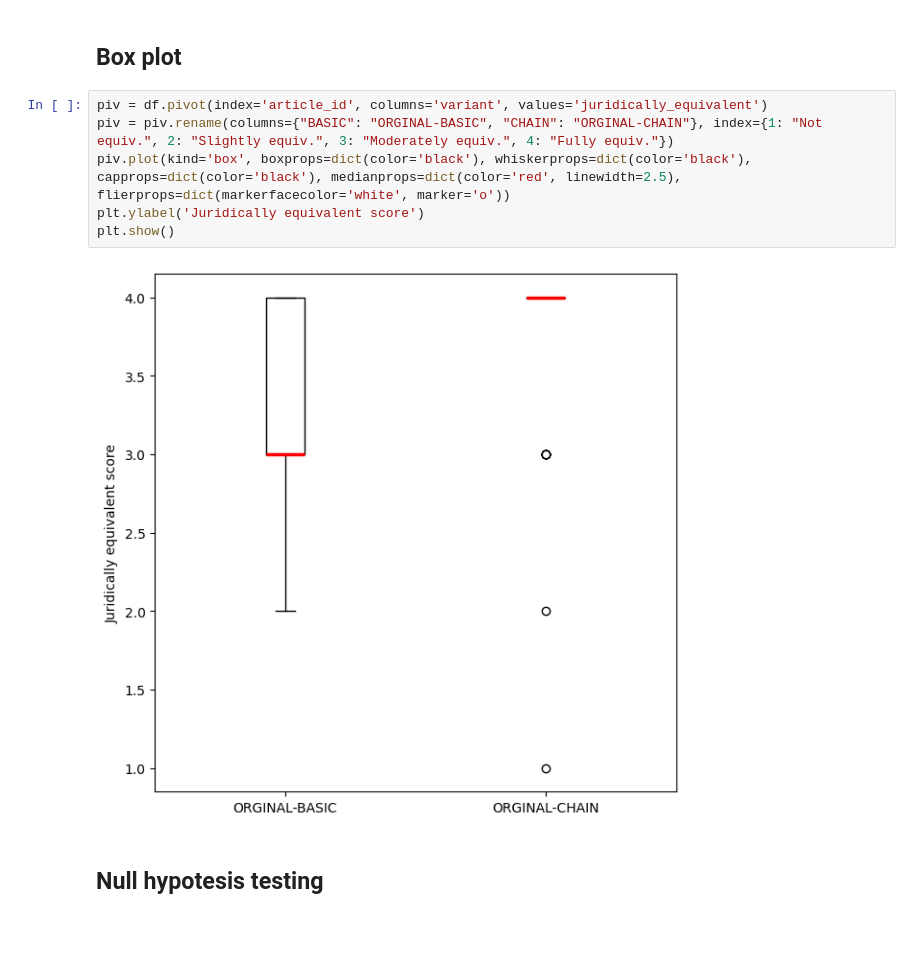
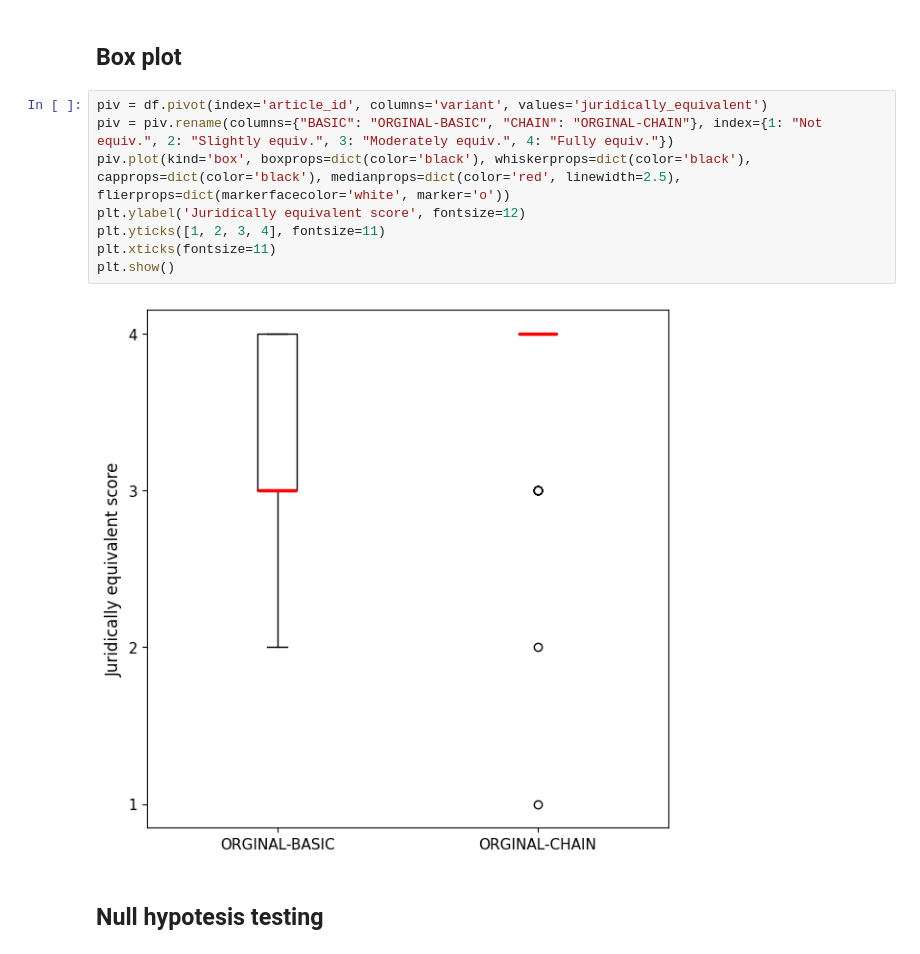
Before and after one commit to VerbACxSS/oelt-2024-plain-italian-ai-replication-package, a Jupyter notebook: juridical_evaluation_analysis.ipynb, the cells around one changed output. Saved outputs shown, nothing was run; the diff lists cells and outputs as text.

```diff
--- a/juridical_evaluation_analysis.ipynb
+++ b/juridical_evaluation_analysis.ipynb
@@ -112,11 +113,13 @@ plt.show()
 # %%
 piv = df.pivot(index='article_id', columns='variant', values='juridically_equivalent')
 piv = piv.rename(columns={"BASIC": "ORGINAL-BASIC", "CHAIN": "ORGINAL-CHAIN"}, index={1: "Not equiv.", 2: "Slightly equiv.", 3: "Moderately equiv.", 4: "Fully equiv."})
 piv.plot(kind='box', boxprops=dict(color='black'), whiskerprops=dict(color='black'), capprops=dict(color='black'), medianprops=dict(color='red', linewidth=2.5), flierprops=dict(markerfacecolor='white', marker='o'))
-plt.ylabel('Juridically equivalent score')
+plt.ylabel('Juridically equivalent score', fontsize=12)
+plt.yticks([1, 2, 3, 4], fontsize=11)
+plt.xticks(fontsize=11)
 plt.show()
 # %% [output]
-[figure, old version]
+[figure, new version]
 # %% [markdown]
 ## Null hypotesis testing
 # %%
```
Also changed, not shown: parts of 4 cells of this notebook, 1 other file.
